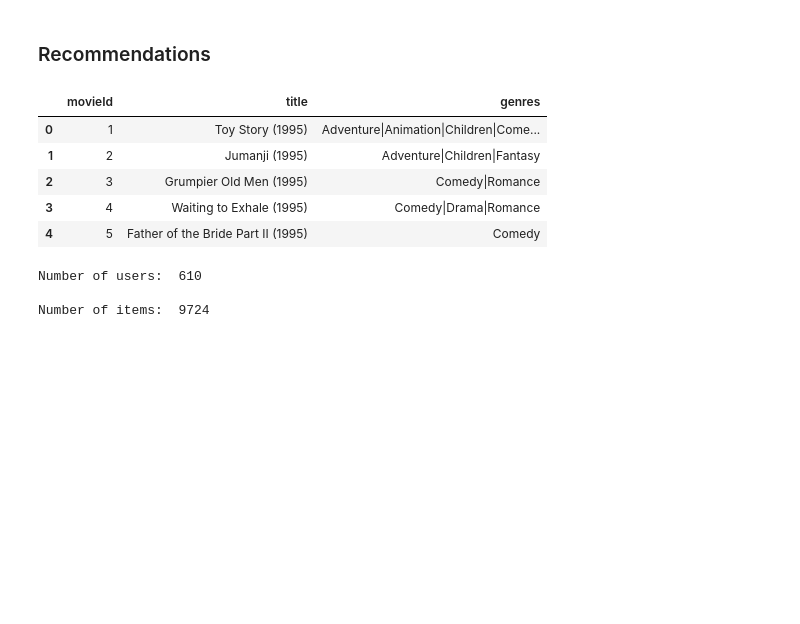
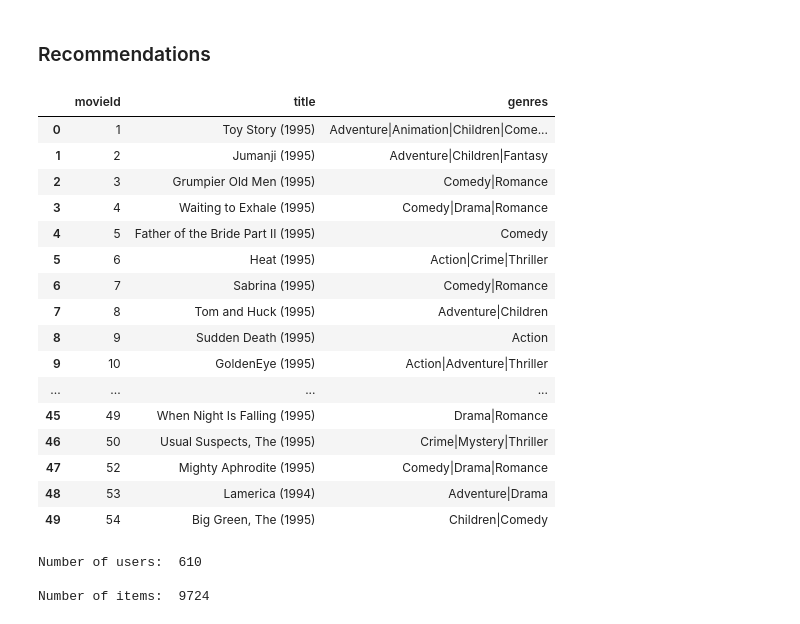
Before and after one commit to SunTzuLombardi/RecomendationProj, a Jupyter notebook: RecSys_notebook.ipynb, the cells around one changed output. Cells and saved outputs as stored; diff of their text form; code cells hidden in the pictures; blank space fills up the shorter version.

```diff
--- a/RecSys_notebook.ipynb
+++ b/RecSys_notebook.ipynb
@@ -82,14 +82,25 @@ print(gs_bo.best_params)
 # %% [markdown]
 ### Recommendations
 # %%
-movies_df.head()
+movies_df.head(50)
 # %% [output]
 |  | movieId | title | genres |
 | 0 | 1 | Toy Story (1995) | Adventure|Animation|Children|Come... |
 | 1 | 2 | Jumanji (1995) | Adventure|Children|Fantasy |
 | 2 | 3 | Grumpier Old Men (1995) | Comedy|Romance |
 | 3 | 4 | Waiting to Exhale (1995) | Comedy|Drama|Romance |
 | 4 | 5 | Father of the Bride Part II (1995) | Comedy |
+| 5 | 6 | Heat (1995) | Action|Crime|Thriller |
+| 6 | 7 | Sabrina (1995) | Comedy|Romance |
+| 7 | 8 | Tom and Huck (1995) | Adventure|Children |
+| 8 | 9 | Sudden Death (1995) | Action |
+| 9 | 10 | GoldenEye (1995) | Action|Adventure|Thriller |
+| ... | ... | ... | ... |
+| 45 | 49 | When Night Is Falling (1995) | Drama|Romance |
+| 46 | 50 | Usual Suspects, The (1995) | Crime|Mystery|Thriller |
+| 47 | 52 | Mighty Aphrodite (1995) | Comedy|Drama|Romance |
+| 48 | 53 | Lamerica (1994) | Adventure|Drama |
+| 49 | 54 | Big Green, The (1995) | Children|Comedy |
 # %%
 dataset = ratings_sp.build_full_trainset()
 print('Number of users: ', dataset.n_users, '\n')
```
Also changed, not shown: parts of 12 cells of this notebook.
